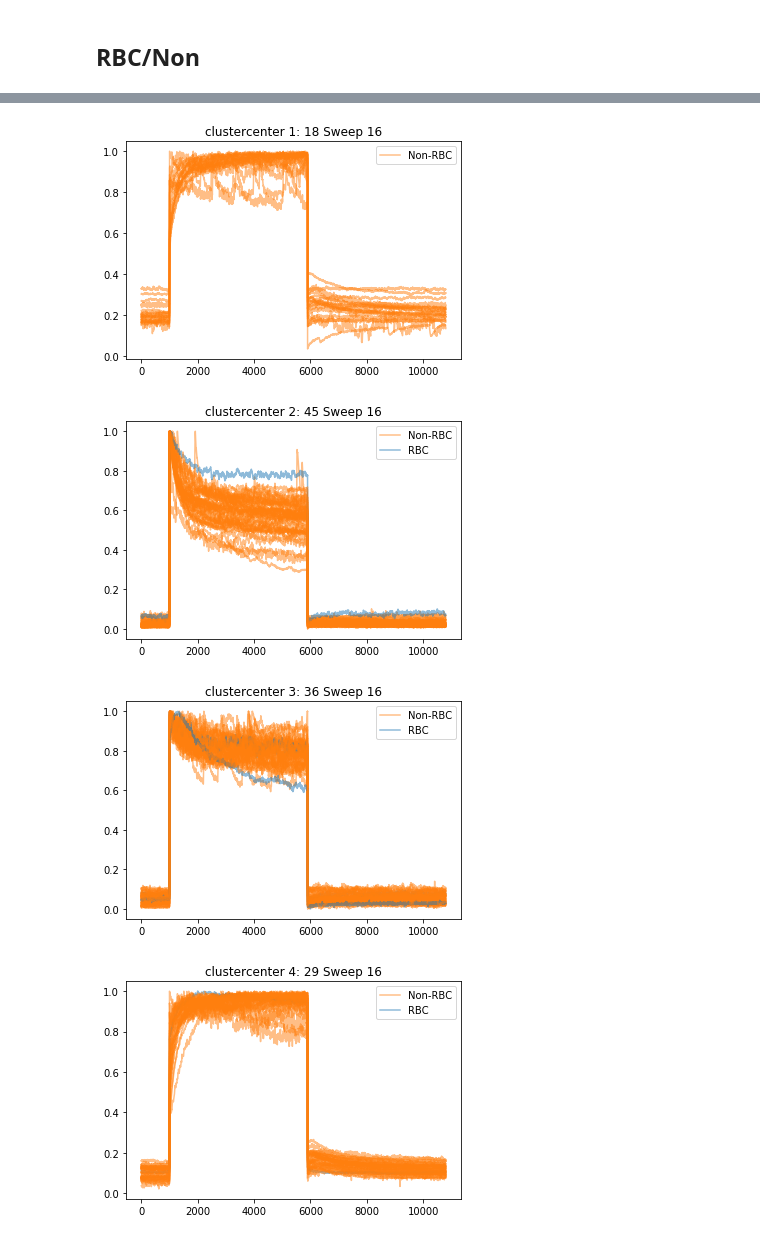
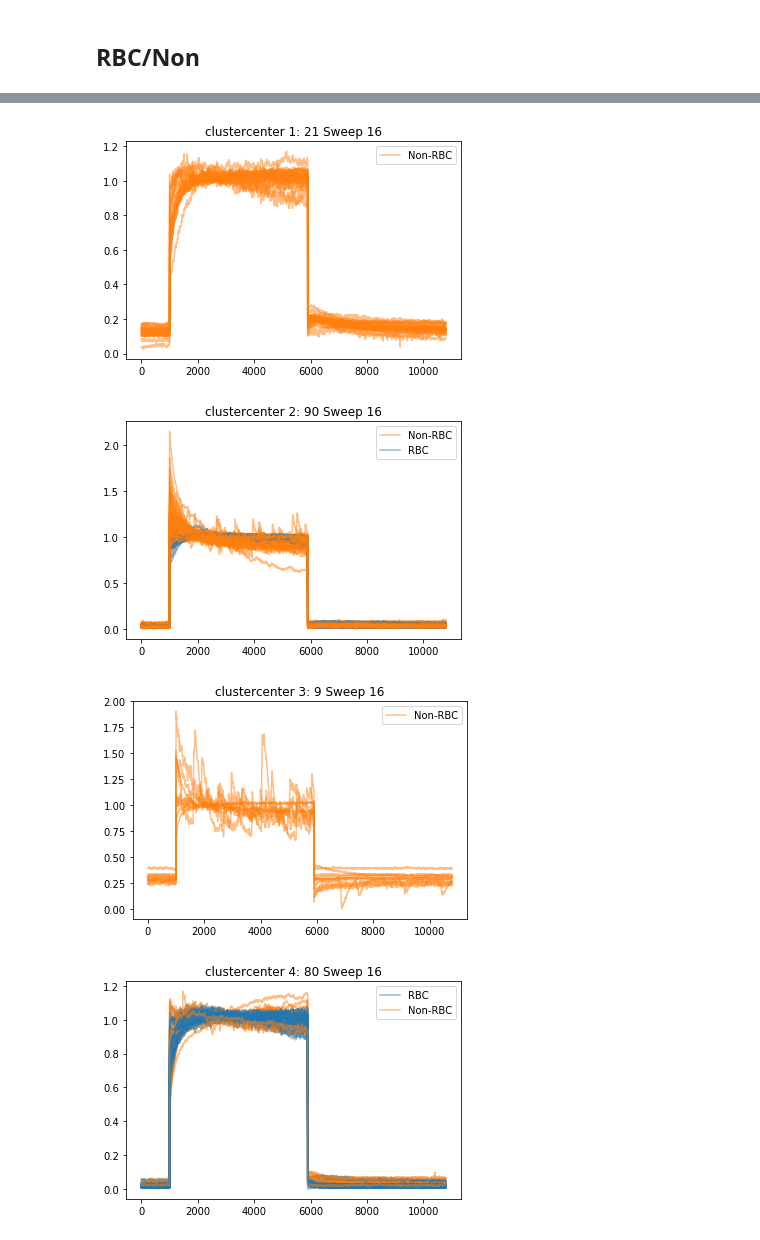
Before and after one commit to AprilMyers/RBC-Clustering, a Jupyter notebook: cell_type_readin.ipynb, the cells around one changed output, grey strips where cells are left out. Drawn from its saved outputs; the diff is of its cells as text; code cells hidden in the pictures.

```diff
--- a/cell_type_readin.ipynb
+++ b/cell_type_readin.ipynb
@@ -12,4 +12,5 @@ imp.reload(utils)
 ## Load and normalize tables_a
 filelist = utils.load_filelist("/home/april/IActData_Export/*")
 tables_a, final_flist = utils.generate_table(filelist, rm_cap=True, return_flist=True)
-tables_a = utils.norm1(tables_a)
+#tables_a = utils.norm1(tables_a)
+tables_a = utils.norm_meandepol_1(tables_a)
@@ -39,5 +37,5 @@ imp.reload(utils)
 # %%
-imp.reload(utils)
 db_categorization, db_labels = utils.mark_cell_categories(cell_labels, 'DB')
-utils.apply_kmeans(2, tables_a, db_categorization, db_labels)
+db_clusters = utils.apply_kmeans(2, tables_a)
+utils.plot_clusters(tables_a, db_clusters, db_categorization, db_labels)
 # %% [output]
@@ -46,7 +44,7 @@ utils.apply_kmeans(2, tables_a, db_categorization, db_labels)
 # %% [markdown]
 ## On Off
 # %%
-imp.reload(utils)
 onoff_categorization, onoff_labels = utils.mark_cell_categories(cell_labels, 'On_Off')
-utils.apply_kmeans(12, tables_a, onoff_categorization, onoff_labels)
+onoff_clusters = utils.apply_kmeans(12, tables_a)
+utils.plot_clusters(tables_a, db_clusters, db_categorization, db_labels)
 # %% [output]
@@ -65,7 +53,7 @@ utils.apply_kmeans(12, tables_a, onoff_categorization, onoff_labels)
 # %% [markdown]
 ## RBC/Non
 # %%
-imp.reload(utils)
 rbc_categorization, rbc_labels = utils.mark_cell_categories(cell_labels, 'RBC')
-utils.apply_kmeans(12, tables_a, rbc_categorization, rbc_labels)
+rbc_clusters = utils.apply_kmeans(12, tables_a)
+utils.plot_clusters(tables_a, rbc_clusters, rbc_categorization, rbc_labels)
 # %% [output]
@@ -73,4 +61,4 @@ utils.apply_kmeans(12, tables_a, rbc_categorization, rbc_labels)
-[figure, old version]
+[figure, new version]
-[figure, old version]
+[figure, new version]
-[figure, old version]
+[figure, new version]
-[figure, old version]
+[figure, new version]
```
Also changed, not shown: parts of 13 cells of this notebook, 1 other file.
